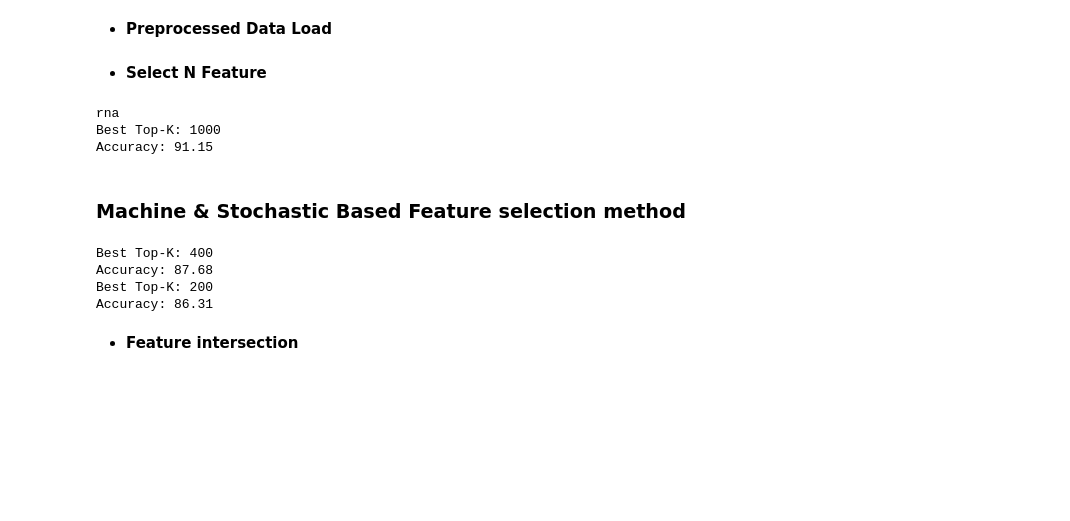
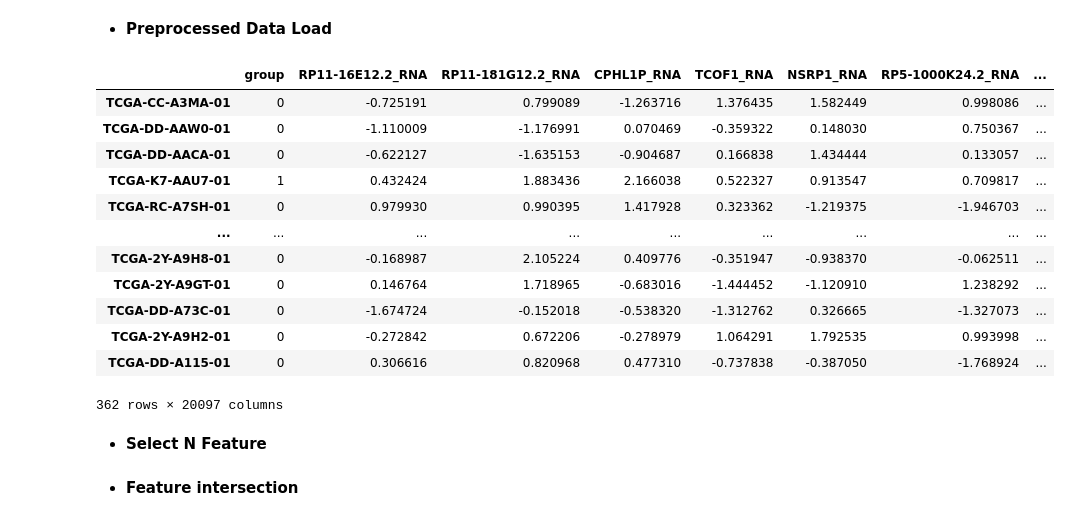
Before and after one commit to Jin0331/Multi-omics-intergration, a Jupyter notebook: src/Multi-omics-integration-merge.ipynb, the cells around one changed output. Saved outputs shown, nothing was run; the diff lists cells and outputs as text; code cells hidden in the pictures; blank space fills up the shorter version.

```diff
--- a/src/Multi-omics-integration-merge.ipynb
+++ b/src/Multi-omics-integration-merge.ipynb
@@ -717,13 +735,29 @@ survfit(ae_groups_pheno, file_name, PNG_PATH)
 # %% [markdown]
 * **Preprocessed Data Load**
 # %%
-data_type = ["rna", "mirna", "mt"]
+# data_type = ["rna", "mirna", "mt"]
 feature_result = dict()
 
 # load preprocess data
-omics = load_preprocess_tcga_dataset(pkl_path=PKL_file_path, raw_path=RAW_file_path,
+omics_preprocess = load_preprocess_tcga_dataset(pkl_path=PKL_file_path, raw_path=RAW_file_path,
                                      cancer_type=CANCER_TYPE, norm=True,
-                                     group_path=GROUP_PHTH + CANCER_TYPE + "_GROUP_" + file_name + ".txt")
+                                     group_path=GROUP_PHTH + CANCER_TYPE + "_GROUP_" + FILE_NAME + ".txt")
+# %%
+omics_preprocess["rna"]
+# %% [output]
+|  | group | RP11-16E12.2_RNA | RP11-181G12.2_RNA | CPHL1P_RNA | TCOF1_RNA | NSRP1_RNA | RP5-1000K24.2_RNA | ... |
+| TCGA-CC-A3MA-01 | 0 | -0.725191 | 0.799089 | -1.263716 | 1.376435 | 1.582449 | 0.998086 | ... |
+| TCGA-DD-AAW0-01 | 0 | -1.110009 | -1.176991 | 0.070469 | -0.359322 | 0.148030 | 0.750367 | ... |
+| TCGA-DD-AACA-01 | 0 | -0.622127 | -1.635153 | -0.904687 | 0.166838 | 1.434444 | 0.133057 | ... |
+| TCGA-K7-AAU7-01 | 1 | 0.432424 | 1.883436 | 2.166038 | 0.522327 | 0.913547 | 0.709817 | ... |
+| TCGA-RC-A7SH-01 | 0 | 0.979930 | 0.990395 | 1.417928 | 0.323362 | -1.219375 | -1.946703 | ... |
+| ... | ... | ... | ... | ... | ... | ... | ... | ... |
+| TCGA-2Y-A9H8-01 | 0 | -0.168987 | 2.105224 | 0.409776 | -0.351947 | -0.938370 | -0.062511 | ... |
+| TCGA-2Y-A9GT-01 | 0 | 0.146764 | 1.718965 | -0.683016 | -1.444452 | -1.120910 | 1.238292 | ... |
+| TCGA-DD-A73C-01 | 0 | -1.674724 | -0.152018 | -0.538320 | -1.312762 | 0.326665 | -1.327073 | ... |
+| TCGA-2Y-A9H2-01 | 0 | -0.272842 | 0.672206 | -0.278979 | 1.064291 | 1.792535 | 0.993998 | ... |
+| TCGA-DD-A115-01 | 0 | 0.306616 | 0.820968 | 0.477310 | -0.737838 | -0.387050 | -1.768924 | ... |
+362 rows × 20097 columns
 # %% [markdown]
 * **Select N Feature**
 # %%
@@ -731,7 +765,7 @@ for d_type in data_type:
     print(d_type)
 
     tmp = list()
-    df = omics[d_type]
+    df = omics_preprocess[d_type]
     y = df.pop('group')
     X = df
 
@@ -742,23 +776,6 @@ for d_type in data_type:
     tmp.append(Feature_selection(y, X, "rf", univariate=False))
 
     feature_result[d_type] = tmp
-# %% [output]
-rna
-Best Top-K: 1000
-Accuracy: 91.15
-# %% [markdown]
-### **Machine & Stochastic Based Feature selection method**
-# %%
-# Select Feature - Anovar
-anovar_feature = Feature_selection(y, X, "anova", univariate=True)
-rf_feature = Feature_selection(y, X, "rf", univariate=False)
-# mutual_feature = Feature_selection(y, X, "mutual", univariate=True)
-# xg_feature = Feature_selection(y, X, "xg", univariate=False)
-# %% [output]
-Best Top-K: 400
-Accuracy: 87.68
-Best Top-K: 200
-Accuracy: 86.31
 # %% [markdown]
 * **Feature intersection**
 # %%
```
Also changed, not shown: parts of 20 cells of this notebook, 7 other files.
